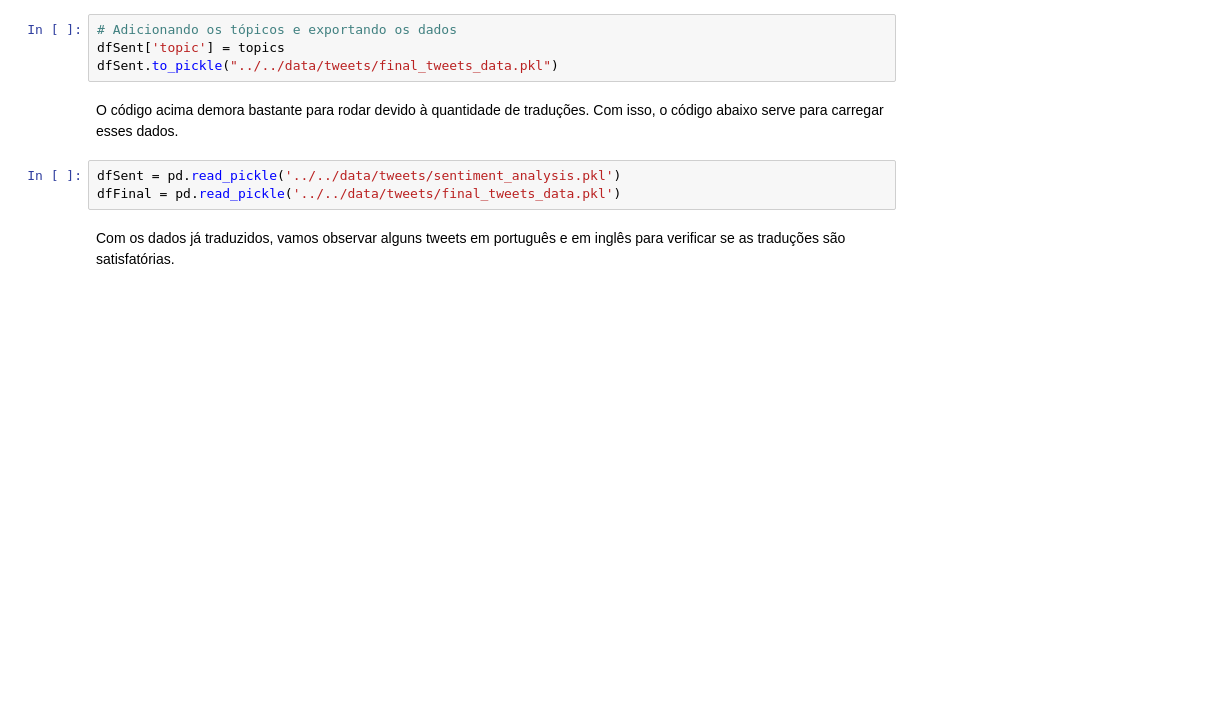
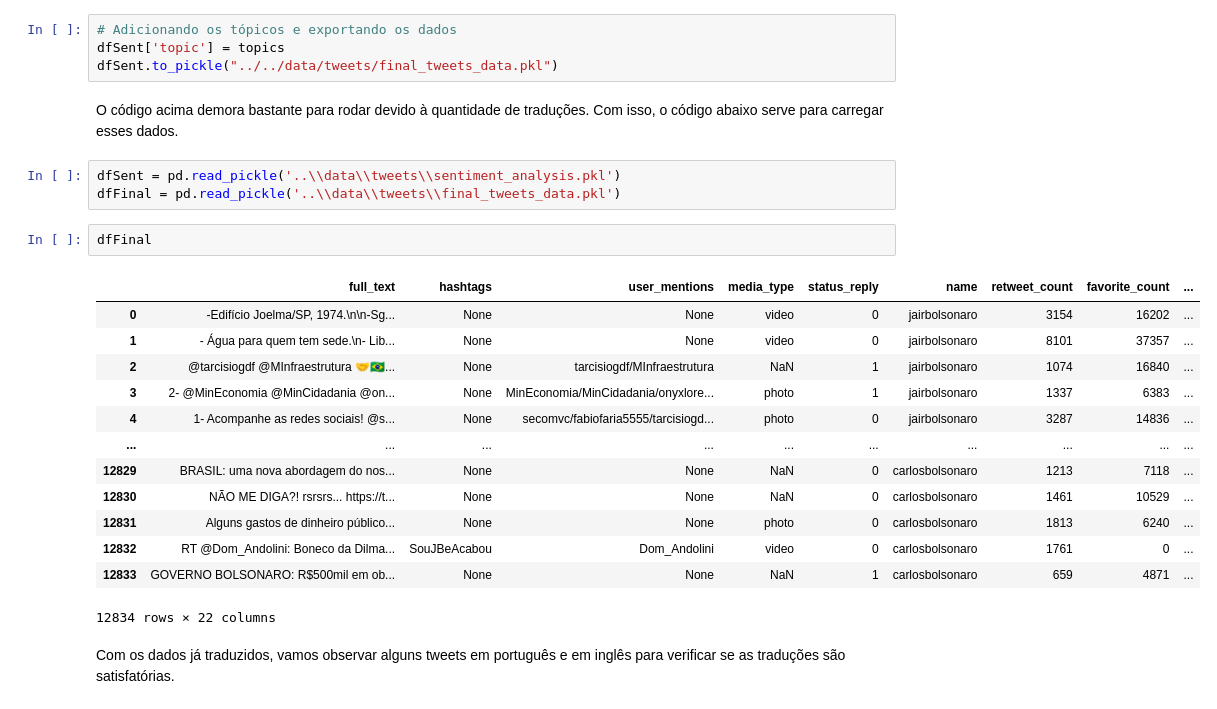
Before and after one commit to GiovaniValdrighi/Bolsonaro_Tweets, a Jupyter notebook: notebooks/premodelling.ipynb, the cells around one changed output. Saved outputs shown, nothing was run; the diff lists cells and outputs as text; blank space fills up the shorter version.

```diff
--- a/notebooks/premodelling.ipynb
+++ b/notebooks/premodelling.ipynb
@@ -293,8 +291,24 @@ dfSent.to_pickle("../../data/tweets/final_tweets_data.pkl")
 # %% [markdown]
 O código acima demora bastante para rodar devido à quantidade de traduções. Com isso, o código abaixo serve para carregar esses dados.
 # %%
-dfSent = pd.read_pickle('../../data/tweets/sentiment_analysis.pkl')
-dfFinal = pd.read_pickle('../../data/tweets/final_tweets_data.pkl')
+dfSent = pd.read_pickle('..\\data\\tweets\\sentiment_analysis.pkl')
+dfFinal = pd.read_pickle('..\\data\\tweets\\final_tweets_data.pkl')
+# %%
+dfFinal
+# %% [output]
+|  | full_text | hashtags | user_mentions | media_type | status_reply | name | retweet_count | favorite_count | ... |
+| 0 | -Edifício Joelma/SP, 1974.\n\n-Sg... | None | None | video | 0 | jairbolsonaro | 3154 | 16202 | ... |
+| 1 | - Água para quem tem sede.\n- Lib... | None | None | video | 0 | jairbolsonaro | 8101 | 37357 | ... |
+| 2 | @tarcisiogdf @MInfraestrutura 🤝🇧🇷... | None | tarcisiogdf/MInfraestrutura | NaN | 1 | jairbolsonaro | 1074 | 16840 | ... |
+| 3 | 2- @MinEconomia @MinCidadania @on... | None | MinEconomia/MinCidadania/onyxlore... | photo | 1 | jairbolsonaro | 1337 | 6383 | ... |
+| 4 | 1- Acompanhe as redes sociais! @s... | None | secomvc/fabiofaria5555/tarcisiogd... | photo | 0 | jairbolsonaro | 3287 | 14836 | ... |
+| ... | ... | ... | ... | ... | ... | ... | ... | ... | ... |
+| 12829 | BRASIL: uma nova abordagem do nos... | None | None | NaN | 0 | carlosbolsonaro | 1213 | 7118 | ... |
+| 12830 | NÃO ME DIGA?! rsrsrs... https://t... | None | None | NaN | 0 | carlosbolsonaro | 1461 | 10529 | ... |
+| 12831 | Alguns gastos de dinheiro público... | None | None | photo | 0 | carlosbolsonaro | 1813 | 6240 | ... |
+| 12832 | RT @Dom_Andolini: Boneco da Dilma... | SouJBeAcabou | Dom_Andolini | video | 0 | carlosbolsonaro | 1761 | 0 | ... |
+| 12833 | GOVERNO BOLSONARO: R$500mil em ob... | None | None | NaN | 1 | carlosbolsonaro | 659 | 4871 | ... |
+12834 rows × 22 columns
 # %% [markdown]
 Com os dados já traduzidos, vamos observar alguns tweets em português e em inglês para verificar se as traduções são satisfatórias.
 # %%
```
Also changed, not shown: parts of 7 cells of this notebook, 5 other files.
